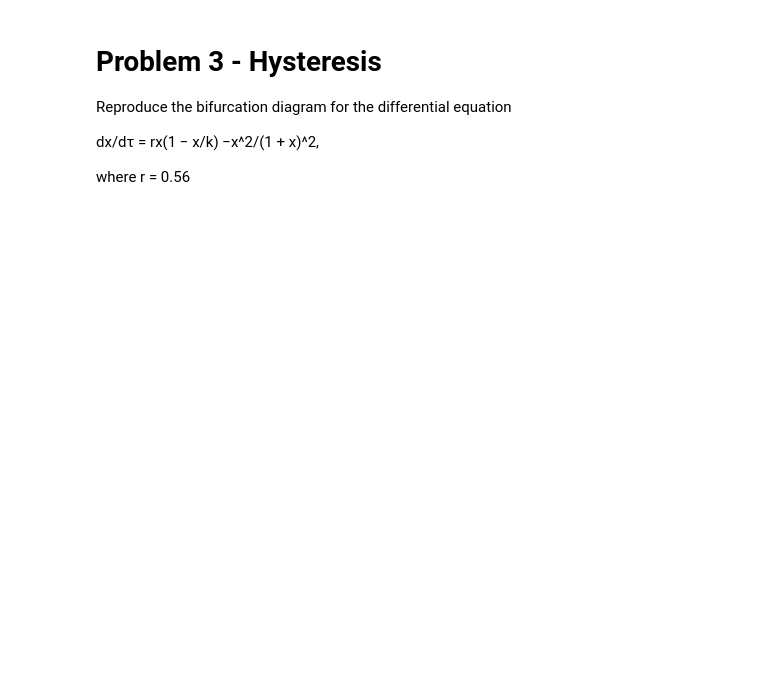
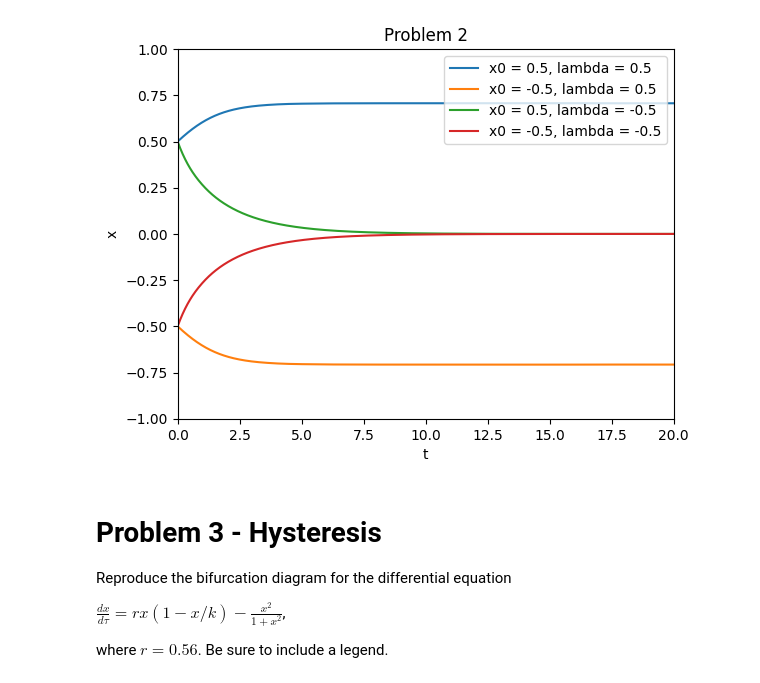
Before and after one commit to binDebug3/volume4, a Jupyter notebook: byu_vol4/Hysteresis/hysteresis.ipynb, the cells around one changed output. Drawn from its saved outputs; the diff is of its cells as text; code cells hidden in the pictures; blank space fills up the shorter version.

```diff
--- a/byu_vol4/Hysteresis/hysteresis.ipynb
+++ b/byu_vol4/Hysteresis/hysteresis.ipynb
@@ -22,8 +71,34 @@ the previous problem. T
+# %%
+# initialize the list of parameters, initial conditions, and functions
+lambdas = [0.5, 0.5, -0.5, -0.5]
+xs = [0.5, -0.5, 0.5, -0.5]
+fs = [lambda t, y, a=a: [a*y[0] - y[0]**3] for a in lambdas]
+
+# set domain and solve the IVPs
+t_span = (0, 20)
+t = np.linspace(0, 20, 1000)
+sols = [solve_ivp(_f, t_span, y0=[x], args=(a,), t_eval=t) for x, a, _f in zip(xs, lambdas, fs)]
+
+# plot the results
+for sol, x, lm in zip(sols, xs, lambdas):
+    plt.plot(sol.t, sol.y[0], label=f'x0 = {x}, lambda = {lm}')
+
+# set plot parameters
+plt.title('Problem 2')
+plt.xlabel('t')
+plt.ylabel('x')
+plt.legend()
+plt.xlim(0, 20)
+plt.ylim(-1, 1)
+plt.show()
+# %% [output]
+[figure, added]
 # %% [markdown]
 # Problem 3 - Hysteresis
 
 Reproduce the bifurcation diagram for the differential equation
 
-dx/dτ = rx(1 − x/k) −x^2/(1 + x)^2,
+$\frac{dx}{dτ} = rx(1 − x/k) −\frac{x^2}{1 + x^2}$,
 
-where r = 0.56
+where $r = 0.56$.
+Be sure to include a legend.
```
Also changed, not shown: parts of 10 cells of this notebook, 15 other files.
